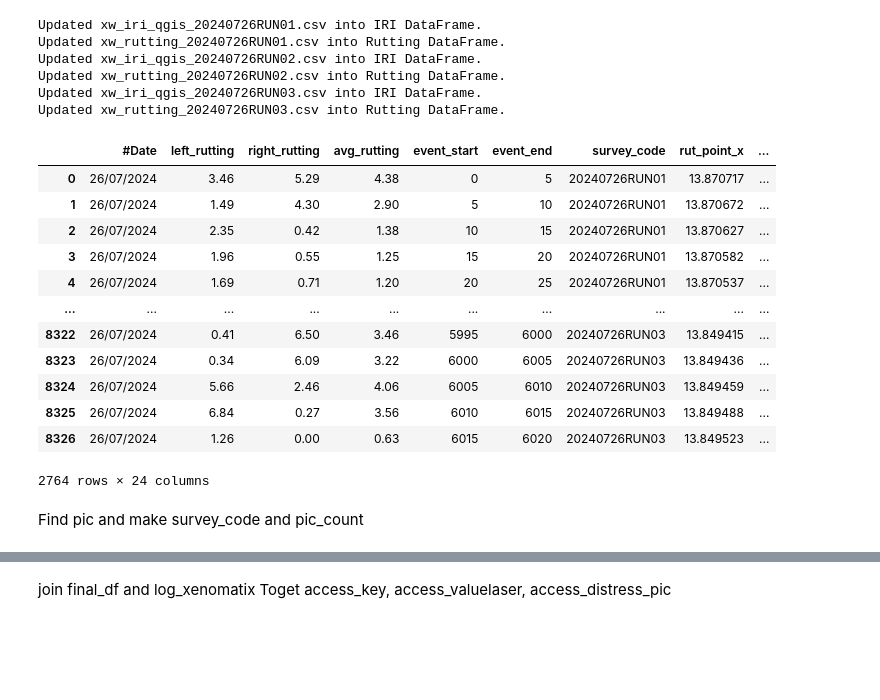
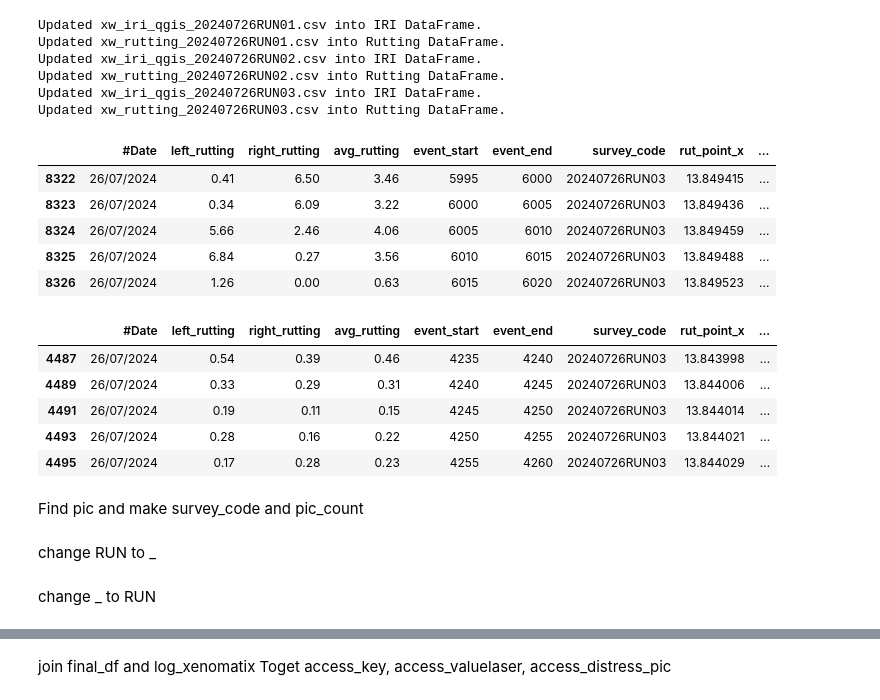
Before and after one commit to ISS-infra/xeno, a Jupyter notebook: joined.ipynb, the cells around one changed output, grey strips where cells are left out. Drawn from its saved outputs; the diff is of its cells as text; code cells hidden in the pictures; blank space fills up the shorter version.

```diff
--- a/joined.ipynb
+++ b/joined.ipynb
@@ -103,7 +103,10 @@ def process_csv_files(path):
             file_path = os.path.join(root, filename)
             rut_df = pd.read_csv(file_path, delimiter=';')
             rut_df.columns = rut_df.columns.str.strip()
-            rut_df.drop(columns=['Unnamed: 5'], inplace=True, errors='ignore')
+            if 'Unnamed: 5' in rut_df.columns:
+                rut_df.drop(columns=['Unnamed: 5'], inplace=True, errors='ignore')
+            else:
+                pass
             increment = 5 if fnmatch.fnmatch(filename, '*xw_rutting*') else 5
             rut_df['event_start'] = range(0, len(rut_df) * increment, increment)
             rut_df['event_end'] = rut_df['event_start'] + increment
@@ -141,8 +144,7 @@ def get_jpg_names_and_nums(directory):
             jpg_dict[folder_name] = len(jpg_files)
 
     frame_df = pd.DataFrame(list(jpg_dict.items()), columns=['survey_code', 'pic_count'])
-    frame_df['survey_code'] = frame_df['survey_code'].str.replace('_', 'RUN0')
-
+    frame_df['survey_code'] = frame_df['survey_code'].str.replace(r'_(\d+)', lambda m: f"RUN{int(m.group(1)):02d}", regex=True)
     return jpg_files, frame_df
 
 # use
@@ -170,7 +172,7 @@ for rutting_file in rutting_dataframes:
 
 final_df = pd.concat(joined_dataframes.values(), ignore_index=True)
 final_df = final_df[final_df['iri'].notnull()]
-final_df.to_csv('final_df.csv', index=False)
+# final_df.to_csv('final_df.csv', index=False)
 # %% [output]
 Updated xw_iri_qgis_20240726RUN01.csv into IRI DataFrame.
 Updated xw_rutting_20240726RUN01.csv into Rutting DataFrame.
@@ -257,7 +273,10 @@ def process_csv_files(path):
             file_path = os.path.join(root, filename)
             rut_df = pd.read_csv(file_path, delimiter=';')
             rut_df.columns = rut_df.columns.str.strip()
-            rut_df.drop(columns=['Unnamed: 5'], inplace=True, errors='ignore')
+            if 'Unnamed: 5' in rut_df.columns:
+                rut_df.drop(columns=['Unnamed: 5'], inplace=True, errors='ignore')
+            else:
+                pass
             increment = 5 if fnmatch.fnmatch(filename, '*xw_rutting*') else 5
             rut_df['event_start'] = range(0, len(rut_df) * increment, increment)
             rut_df['event_end'] = rut_df['event_start'] + increment
@@ -295,7 +314,7 @@ def get_jpg_names_and_nums(directory):
             jpg_dict[folder_name] = len(jpg_files)
 
     frame_df = pd.DataFrame(list(jpg_dict.items()), columns=['survey_code', 'pic_count'])
-    frame_df['survey_code'] = frame_df['survey_code'].str.replace('_', 'RUN0')
+    frame_df['survey_code'] = frame_df['survey_code'].str.replace(r'_(\d+)', lambda m: f"RUN{int(m.group(1)):02d}", regex=True)
 
     return jpg_files, frame_df
 
@@ -324,7 +343,7 @@ for rutting_file in rutting_dataframes:
 
 final_df = pd.concat(joined_dataframes.values(), ignore_index=True)
 final_df = final_df[final_df['iri'].notnull()]
-final_df.to_csv('final_df.csv', index=False)
+# final_df.to_csv('final_df.csv', index=False)
 
 def find_csv_files(start_dir, prefix='log_'):
     csv_files = []
@@ -361,7 +380,7 @@ if log_csv_files:
         df['etd_texture'] = 0
         df['event_name'] = df['event_name'].str.lower()
         df['frame_number'] = df['frame_num']
-        df['file_name'] = df['survey_code'].str.replace('RUN0', '_')
+        df['file_name'] = df['survey_code'].str.replace(r'RUN0*(\d+)', r'_\1', regex=True)
         df['run_code'] = df['file_name'].str.split('_').str[-1]
 
         return df
@@ -380,7 +399,7 @@ if log_csv_files:
         df['chainage_pic'] = df['chainage_pic']
         df['frame_number'] = df['frame_num']
         df['event_name'] = df['event_name'].str.lower()
-        df['name_key'] = df['survey_code'].str.replace('RUN0', '_')
+        df['name_key'] = df['survey_code'].str.replace(r'RUN0*(\d+)', r'_\1', regex=True)
         df['run_code'] = df['file_name'].str.split('_').str[-1]
 
         return df
@@ -407,7 +426,7 @@ if log_csv_files:
         df['lat_end'] = df.groupby(['survey_code', 'linkid'])['rut_point_x'].transform('last')
         df['lon_str'] = df.groupby(['survey_code', 'linkid'])['rut_point_y'].transform('first')
         df['lon_end'] = df.groupby(['survey_code', 'linkid'])['rut_point_y'].transform('last')
-        df['name_key'] = df['survey_code'].str.replace('RUN0', '_')
+        df['name_key'] = df['survey_code'].str.replace(r'RUN0*(\d+)', r'_\1', regex=True)
         df['run_code'] = df['name_key'].str.split('_').str[-1]
 
         return df
@@ -431,20 +450,24 @@ Updated xw_rutting_20240726RUN02.csv into Rutting DataFrame.
 Updated xw_iri_qgis_20240726RUN03.csv into IRI DataFrame.
 Updated xw_rutting_20240726RUN03.csv into Rutting DataFrame.
 # %%
-final_df
+final_df.tail(5)
 # %% [output]
 |  | #Date | left_rutting | right_rutting | avg_rutting | event_start | event_end | survey_code | rut_point_x | ... |
-| 0 | 26/07/2024 | 3.46 | 5.29 | 4.38 | 0 | 5 | 20240726RUN01 | 13.870717 | ... |
-| 1 | 26/07/2024 | 1.49 | 4.30 | 2.90 | 5 | 10 | 20240726RUN01 | 13.870672 | ... |
-| 2 | 26/07/2024 | 2.35 | 0.42 | 1.38 | 10 | 15 | 20240726RUN01 | 13.870627 | ... |
-| 3 | 26/07/2024 | 1.96 | 0.55 | 1.25 | 15 | 20 | 20240726RUN01 | 13.870582 | ... |
-| 4 | 26/07/2024 | 1.69 | 0.71 | 1.20 | 20 | 25 | 20240726RUN01 | 13.870537 | ... |
-| ... | ... | ... | ... | ... | ... | ... | ... | ... | ... |
 | 8322 | 26/07/2024 | 0.41 | 6.50 | 3.46 | 5995 | 6000 | 20240726RUN03 | 13.849415 | ... |
 | 8323 | 26/07/2024 | 0.34 | 6.09 | 3.22 | 6000 | 6005 | 20240726RUN03 | 13.849436 | ... |
 | 8324 | 26/07/2024 | 5.66 | 2.46 | 4.06 | 6005 | 6010 | 20240726RUN03 | 13.849459 | ... |
 | 8325 | 26/07/2024 | 6.84 | 0.27 | 3.56 | 6010 | 6015 | 20240726RUN03 | 13.849488 | ... |
 | 8326 | 26/07/2024 | 1.26 | 0.00 | 0.63 | 6015 | 6020 | 20240726RUN03 | 13.849523 | ... |
-2764 rows × 24 columns
+# %%
+merged_df.tail(5)
+# %% [output]
+|  | #Date | left_rutting | right_rutting | avg_rutting | event_start | event_end | survey_code | rut_point_x | ... |
+| 4487 | 26/07/2024 | 0.54 | 0.39 | 0.46 | 4235 | 4240 | 20240726RUN03 | 13.843998 | ... |
+| 4489 | 26/07/2024 | 0.33 | 0.29 | 0.31 | 4240 | 4245 | 20240726RUN03 | 13.844006 | ... |
+| 4491 | 26/07/2024 | 0.19 | 0.11 | 0.15 | 4245 | 4250 | 20240726RUN03 | 13.844014 | ... |
+| 4493 | 26/07/2024 | 0.28 | 0.16 | 0.22 | 4250 | 4255 | 20240726RUN03 | 13.844021 | ... |
+| 4495 | 26/07/2024 | 0.17 | 0.28 | 0.23 | 4255 | 4260 | 20240726RUN03 | 13.844029 | ... |
 # %% [markdown]
 Find pic and make survey_code and pic_count
+# %% [markdown]
+change RUN to _
@@ -450,0 +487,2 @@ Find pic and make survey_code and pic_count
+# %% [markdown]
+change _ to RUN
```
Also changed, not shown: parts of 15 cells of this notebook, 10 other files.
